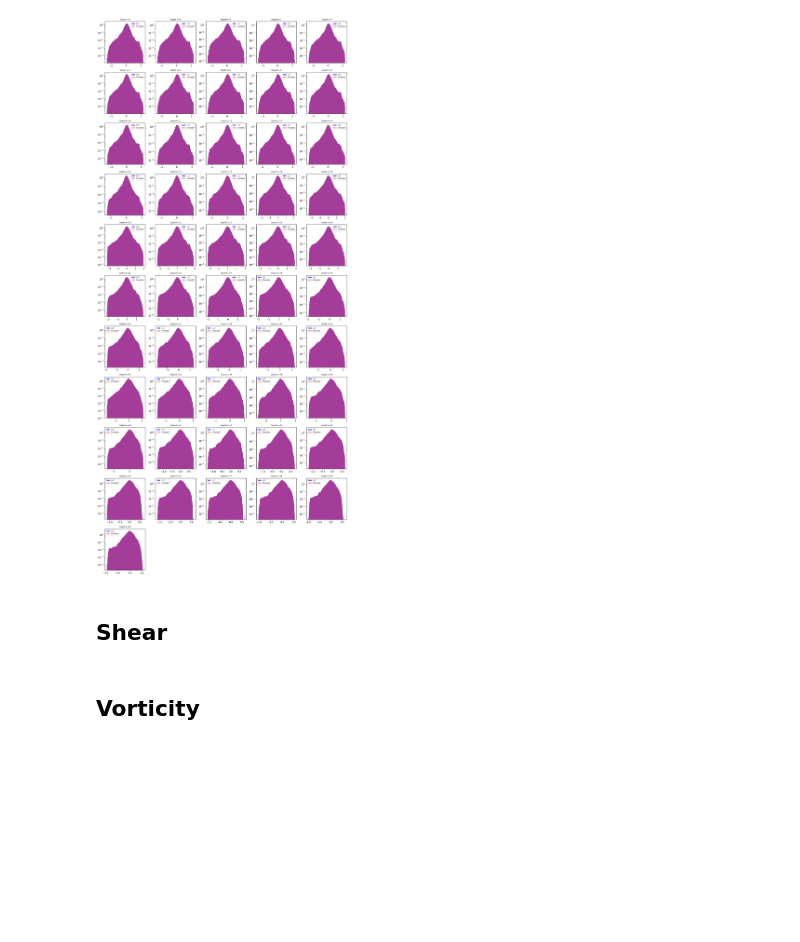
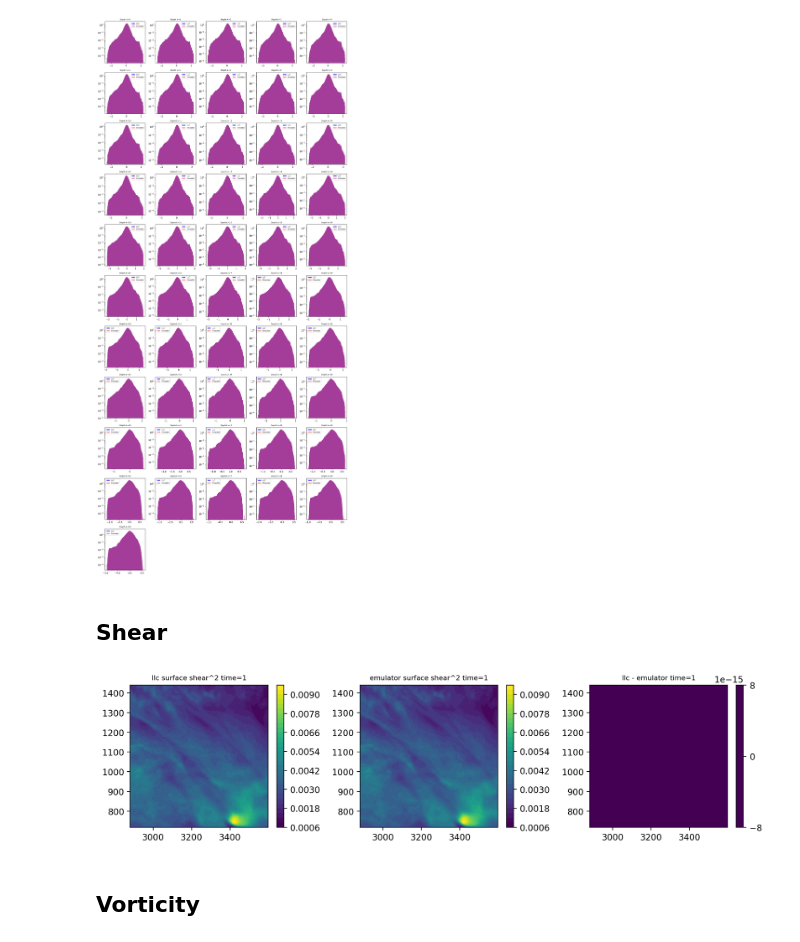
Before and after one commit to GHOpenonic/LLC_ocean_emulator, a Jupyter notebook: high_res_diagnostics/statistical_diagnostics/stat_testing.ipynb, the cells around one changed output. Cells and saved outputs as stored; diff of their text form; code cells hidden in the pictures; blank space fills up the shorter version.

```diff
--- a/high_res_diagnostics/statistical_diagnostics/stat_testing.ipynb
+++ b/high_res_diagnostics/statistical_diagnostics/stat_testing.ipynb
@@ -333,0 +347,41 @@ plt.show()
+# %%
+# Emulator Patch
+dz_emulator = np.diff(emulator_patch.Z.values)
+dz_emulator = dz_emulator[np.newaxis, :, np.newaxis, np.newaxis]
+
+du_dz_emulator = np.diff(emulator_patch['U'].values, axis=1) / dz_emulator
+dv_dz_emulator = np.diff(emulator_patch['V'].values, axis=1) / dz_emulator
+
+S2_emulator = du_dz_emulator**2 + dv_dz_emulator**2
+
+emulator_patch['S2'] = xr.DataArray(S2_emulator, dims=['time', 'k', 'j', 'i'],
+                                    coords={'time': emulator_patch['time'], 'k': emulator_patch['k'][:-1],
+                                            'j': emulator_patch['j'], 'i': emulator_patch['i']})
+# %%
+llc_vis = llc_patch.isel(time=1,k=0).S2
+emulator_vis = emulator_patch.isel(time=1,k=0).S2
+
+fig, (ax1, ax2, ax3) = plt.subplots(1, 3, figsize=(11, 3), dpi=200)
+
+cf1 = ax1.contourf(llc_vis.coords.get('i', np.arange(llc_vis.shape[-1])), \
+    llc_vis.coords.get('j', np.arange(llc_vis.shape[-2])), llc_vis, \
+        cmap="viridis",vmin=np.min(llc_vis).values,vmax=np.max(llc_vis).values, levels = 30)
+plt.colorbar(cf1, ax=ax1)
+ax1.set_title('llc surface shear^2 time=1', fontsize=8)
+
+cf2 = ax2.contourf(emulator_vis.coords.get('i', np.arange(emulator_vis.shape[-1])), \
+    emulator_vis.coords.get('j', np.arange(emulator_vis.shape[-2])), emulator_vis, \
+        cmap="viridis",vmin=np.min(emulator_vis).values,vmax=np.max(emulator_vis).values, levels = 30)
+plt.colorbar(cf2, ax=ax2)
+ax2.set_title('emulator surface shear^2 time=1', fontsize=8)
+
+cf3 = ax3.contourf(emulator_vis.coords.get('i', np.arange(emulator_vis.shape[-1])), \
+    emulator_vis.coords.get('j', np.arange(emulator_vis.shape[-2])), llc_vis - emulator_vis, \
+        cmap="viridis",vmin=np.min(emulator_vis).values,vmax=np.max(emulator_vis).values, levels = 30)
+plt.colorbar(cf3, ax=ax3)
+ax3.set_title('llc - emulator time=1', fontsize=8)
+
+plt.tight_layout()
+plt.show()
+# %% [output]
+[figure, added]
```
Also changed, not shown: parts of 16 cells of this notebook.
